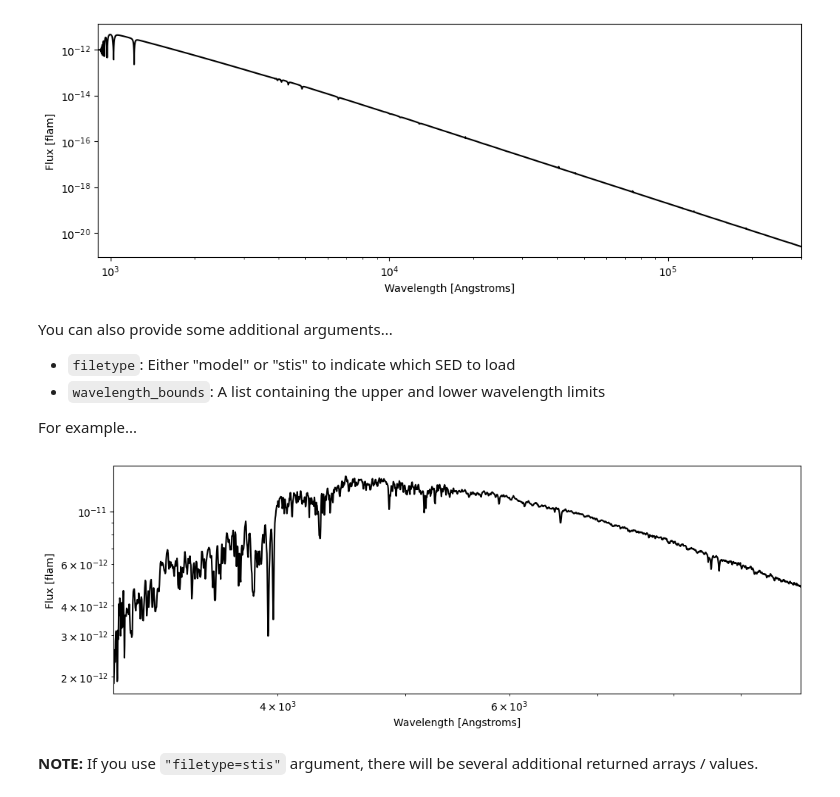
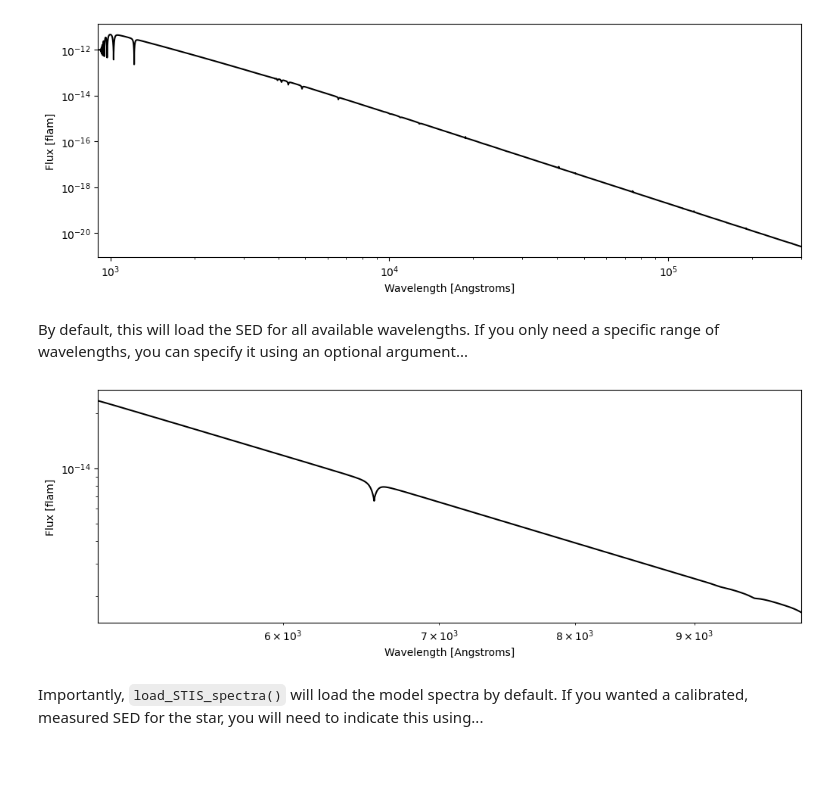
Before and after one commit to Autumn10677/specsuite, a Jupyter notebook: docs/flux_calibration.ipynb, the cells around one changed output. Drawn from its saved outputs; the diff is of its cells as text; code cells hidden in the pictures; blank space fills up the shorter version.

````diff
--- a/docs/flux_calibration.ipynb
+++ b/docs/flux_calibration.ipynb
@@ -39,20 +77,21 @@ Many standard calibration stars have publicly-available SED's listen on **[STScI
 # %%
-model_wavs, model_flux, _ = ss.load_STIS_spectra("GD153", debug=True)
+model_wavs, model_flux, continuum_flux = ss.load_STIS_spectra(
+    name = "GD153",
+    debug=True,
+)
 # %% [output]
 [figure]
 # %% [markdown]
-You can also provide some additional arguments...
-
-- ```filetype```: Either "model" or "stis" to indicate which SED to load
-- ```wavelength_bounds```: A list containing the upper and lower wavelength limits
-
-For example...
+By default, this will load the SED for all available wavelengths. If you only need a specific range of wavelengths, you can specify it using an optional argument...
 # %%
-_ = ss.load_STIS_spectra("16 CYG B",
-                         filetype="stis",
-                         wavelength_bounds=[3000, 10000]*u.AA,
-                         debug=True)
+import astropy.units as u
+
+model_wavs, model_flux, _ = ss.load_STIS_spectra(
+    name = "GD153",
+    wavelength_bounds=[5000, 10000] * u.AA,
+    debug=True,
+)
 # %% [output]
-[figure, old version]
+[figure, new version]
 # %% [markdown]
-**NOTE:** If you use ```"filetype=stis"``` argument, there will be several additional returned arrays / values.
+Importantly, ```load_STIS_spectra()``` will load the model spectra by default. If you wanted a calibrated, measured SED for the star, you will need to indicate this using...
````
Also changed, not shown: parts of 21 cells of this notebook, 7 other files.
